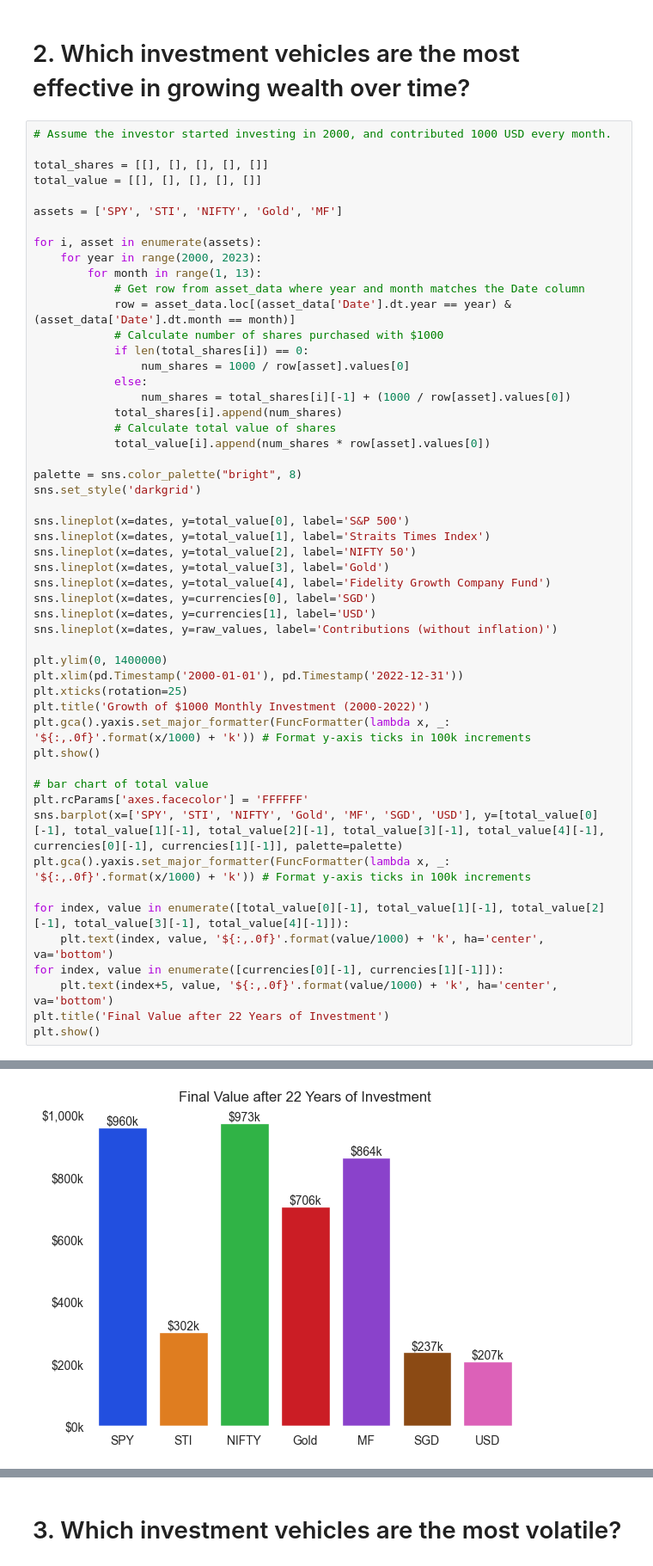
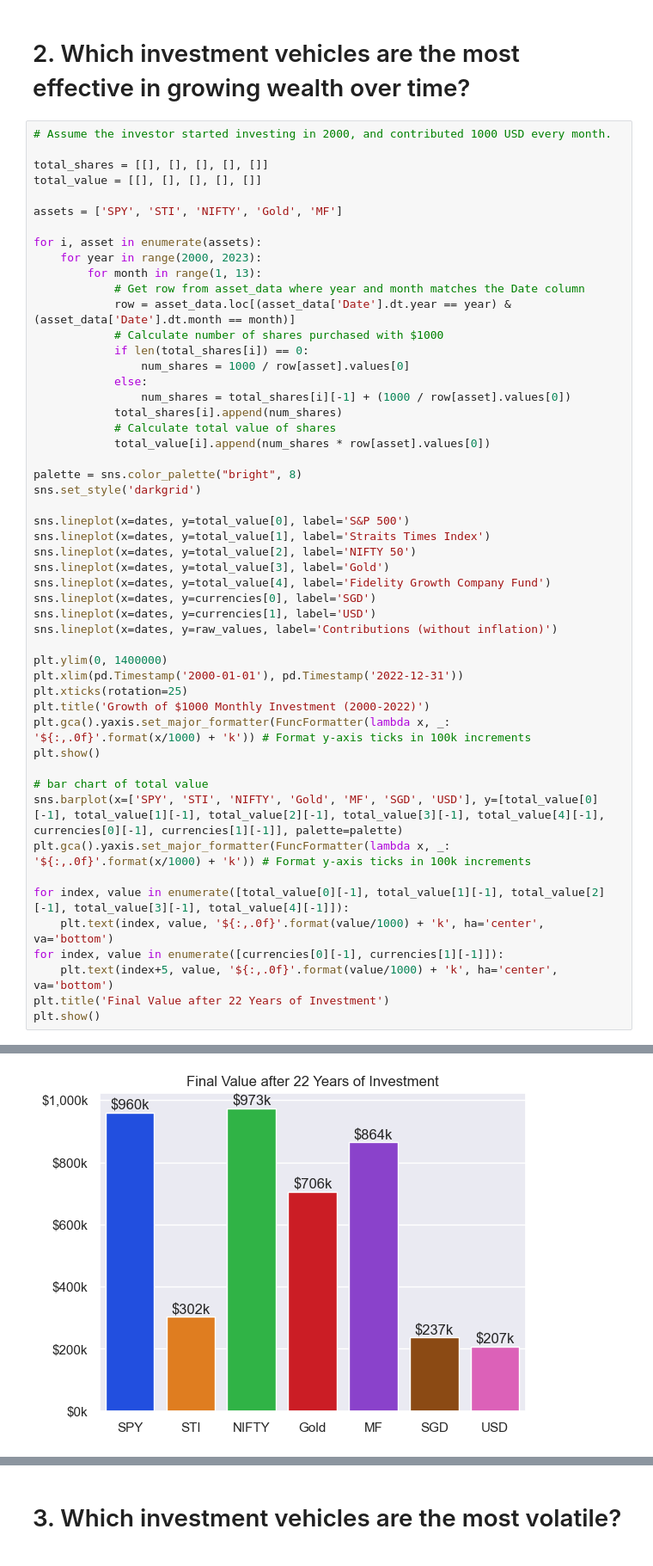
Before and after one commit to ConfuseIous/PDS-CA2, a Jupyter notebook: Main.ipynb, the cells around one changed output, grey strips where cells are left out. Shown at 86% size. Saved outputs shown, nothing was run; the diff lists cells and outputs as text.

```diff
--- a/Main.ipynb
+++ b/Main.ipynb
@@ -427,7 +427,6 @@ plt.gca().yaxis.set_major_formatter(FuncFormatter(lambda x, _: '${:,.0f}'.format
 plt.show()
 
 # bar chart of total value
-plt.rcParams['axes.facecolor'] = 'FFFFFF'
 sns.barplot(x=['SPY', 'STI', 'NIFTY', 'Gold', 'MF', 'SGD', 'USD'], y=[total_value[0][-1], total_value[1][-1], total_value[2][-1], total_value[3][-1], total_value[4][-1], currencies[0][-1], currencies[1][-1]], palette=palette)
 plt.gca().yaxis.set_major_formatter(FuncFormatter(lambda x, _: '${:,.0f}'.format(x/1000) + 'k')) # Format y-axis ticks in 100k increments
 
@@ -442,4 +441,4 @@ plt.show()
-[figure, old version]
+[figure, new version]
 # %% [markdown]
 From the results, we can see that the Straits Times Index consistently underperformed all other non-cash assets in the portfolio, but it did beat inflation. This should be expected, as The Straits Times Index consists of mainly banks and real estate companies. These companies are not expected to perform well in a low interest rate environment, like the one from 2010 to 2022.
 
```
Also changed, not shown: parts of 4 cells of this notebook.
